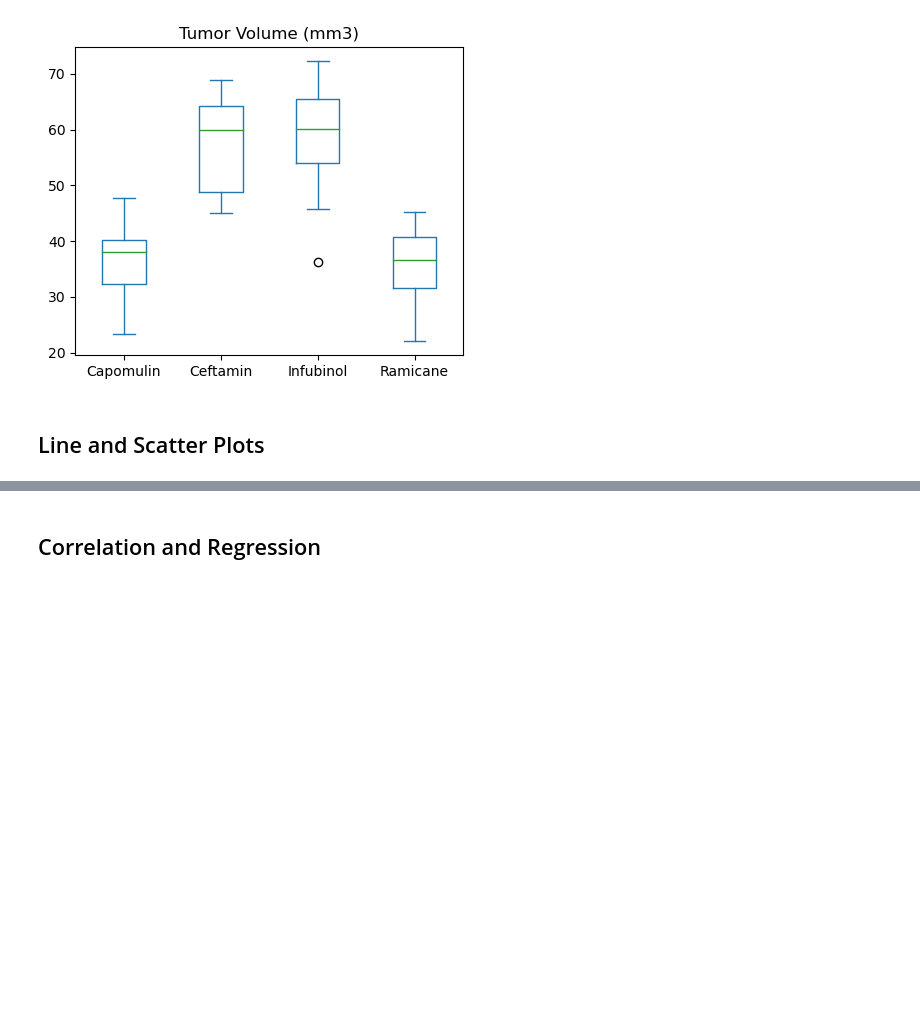
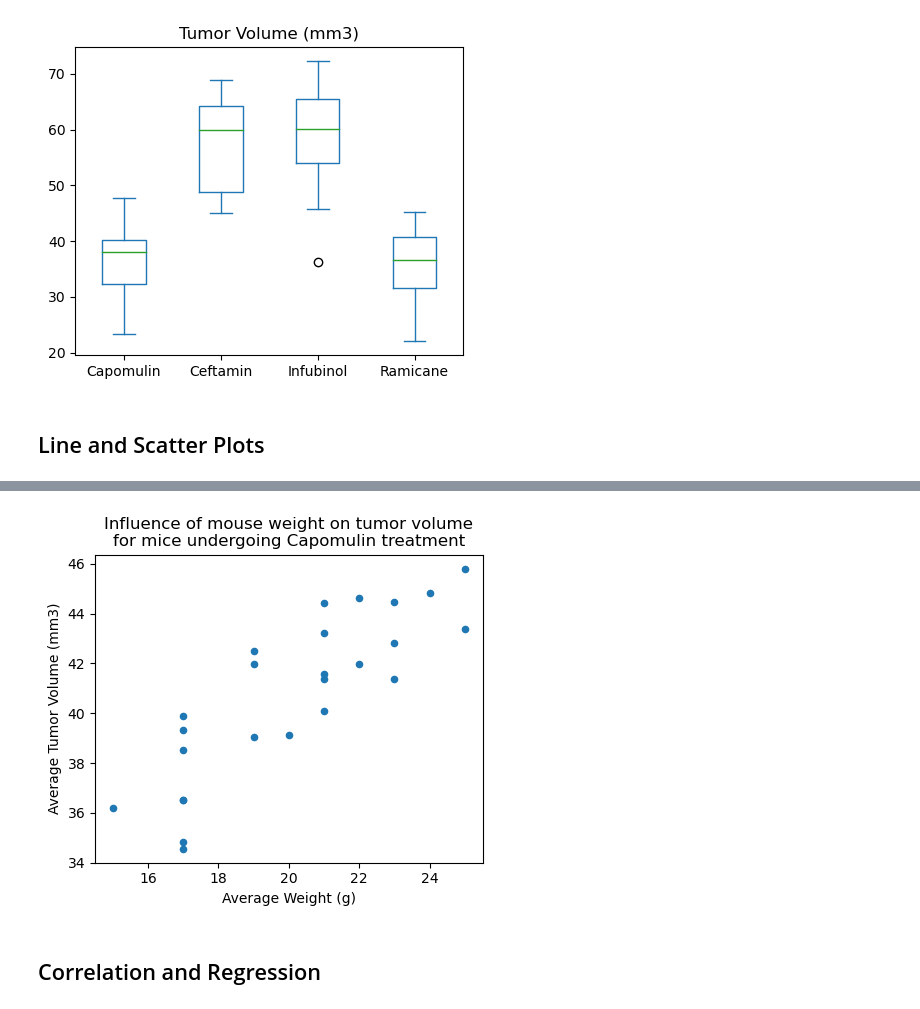
Before and after one commit to tmbiro/data_visualization, a Jupyter notebook: pymaceuticals.ipynb, the cells around one changed output, grey strips where cells are left out. Cells and saved outputs as stored; diff of their text form; code cells hidden in the pictures; blank space fills up the shorter version.

```diff
--- a/pymaceuticals.ipynb
+++ b/pymaceuticals.ipynb
@@ -335,3 +322,23 @@ capomulin_dat.head()
+# %%
+# Generate a scatter plot of average tumor volume vs. mouse weight for the Capomulin regimen
+capomulin_dat = (
+    mouse_subset
+    .loc[(mouse_subset["Drug Regimen"] == "Capomulin"),:]
+    .groupby("Mouse ID")[["Tumor Volume (mm3)", "Weight (g)"]]
+    .mean()
+    )
+
+capo_scatter = capomulin_dat.plot.scatter(
+    x="Weight (g)",
+    y="Tumor Volume (mm3)",
+    title="Influence of mouse weight on tumor volume\nfor mice undergoing Capomulin treatment",
+    legend=False,
+    ylabel="Average Tumor Volume (mm3)",
+    xlabel="Average Weight (g)",
+    figsize=(5, 4)
+    )
+# %% [output]
+[figure, added]
 # %% [markdown]
 ## Correlation and Regression
 # %%
```
Also changed, not shown: parts of 6 cells of this notebook.
